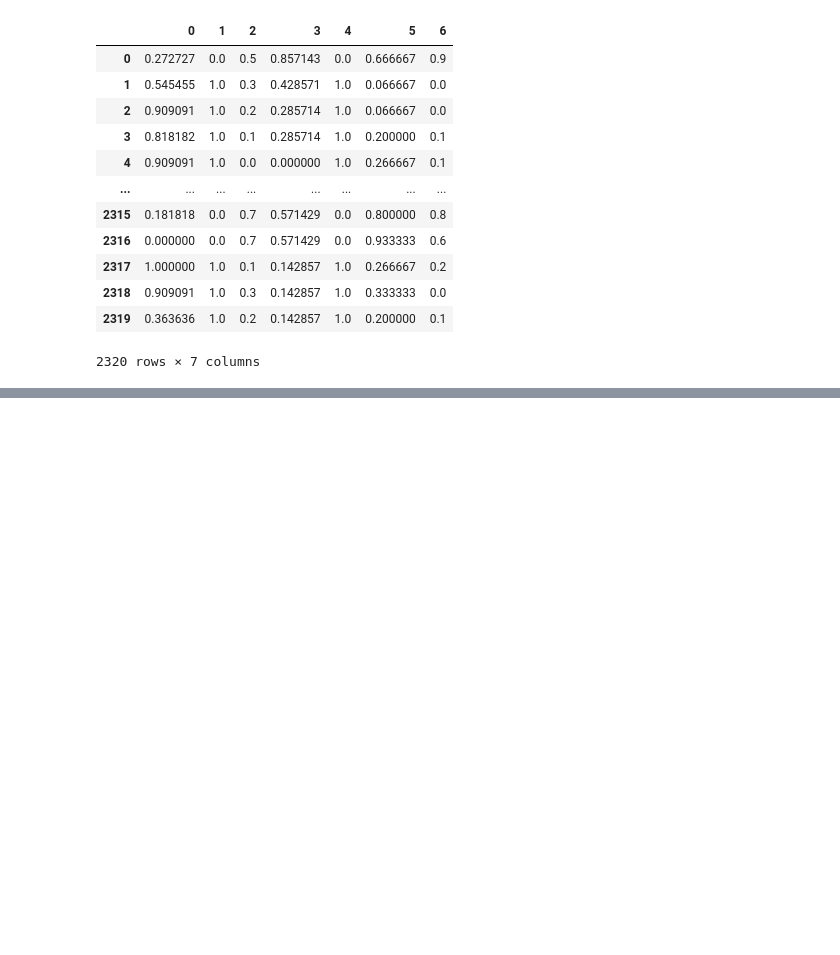
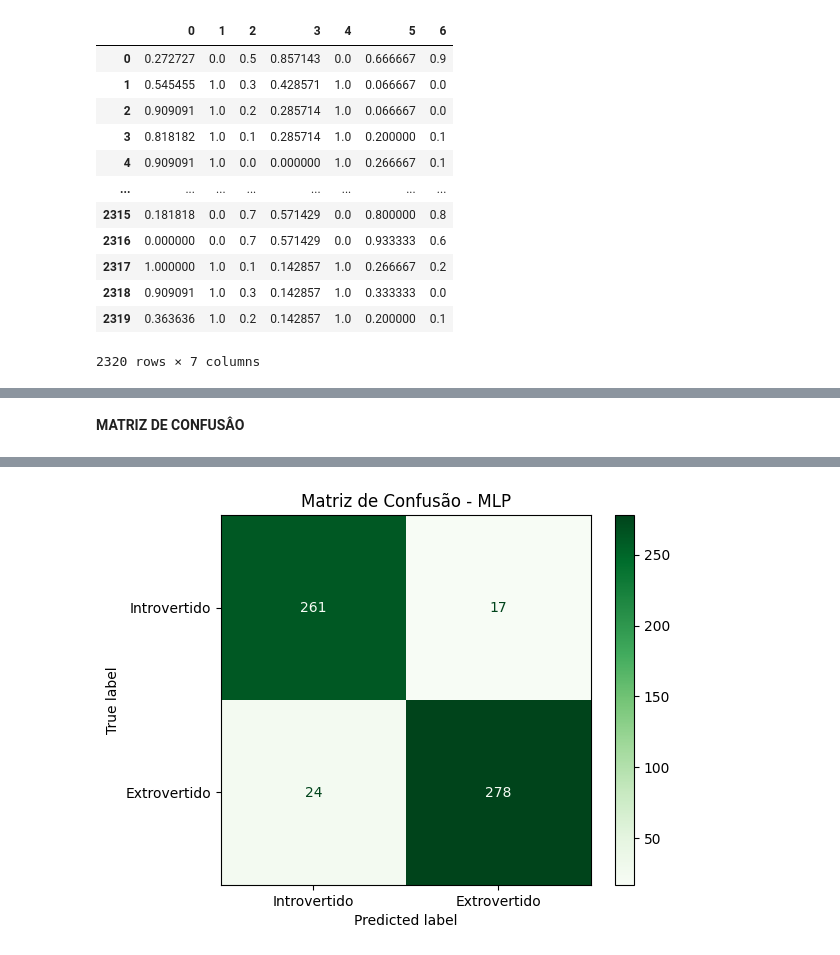
Before and after one commit to solovee/Extrovert-or-Introvert, a Jupyter notebook: extrovertidoXintrovertido.ipynb, the cells around one changed output, grey strips where cells are left out. Drawn from its saved outputs; the diff is of its cells as text; code cells hidden in the pictures; blank space fills up the shorter version.

```diff
--- a/extrovertidoXintrovertido.ipynb
+++ b/extrovertidoXintrovertido.ipynb
@@ -42,7 +33,5 @@ for col in df1.columns:
 # %%
 df_one_hot = df1.copy()
-# %%
-df_one_hot = pd.get_dummies(df1,columns=one_hot)
 # %%
 df_one_hot.dropna(inplace=True)
 # %%
@@ -145,2 +97,0 @@ model.compile(optimizer=tf.keras.optimizers.Adam(learning_rate=0.001), loss='bin
-# %%
-model.fit(X_treino, y_treino, epochs=20, batch_size=32)
@@ -172,0 +102,26 @@ model.save('model.keras')
+# %%
+model = tf.keras.Sequential([
+    tf.keras.layers.Dense(64, activation='relu'),
+    tf.keras.layers.Dense(32, activation='relu'),
+    tf.keras.layers.Dense(16, activation='relu'),
+    tf.keras.layers.Dense(1, activation='sigmoid')
+])
+
+model.compile(optimizer=tf.keras.optimizers.Adam(learning_rate=0.001), loss='binary_crossentropy', metrics=['accuracy'])
+model.fit(X_treino, y_treino, epochs=30, batch_size=16, verbose=0)
+loss_mlp, accuracy_mlp = model.evaluate(X_teste, y_teste, verbose=0)
+y_pred_proba_mlp = model.predict(X_teste)
+y_pred_mlp = (y_pred_proba_mlp > 0.5).astype(int)
+
+precision_mlp = precision_score(y_teste, y_pred_mlp)
+recall_mlp = recall_score(y_teste, y_pred_mlp)
+f1_mlp = f1_score(y_teste, y_pred_mlp)
+roc_auc_mlp = roc_auc_score(y_teste, y_pred_proba_mlp)
+
+print(f"MLP - Acurácia: {accuracy_mlp:.4f}")
+print(f"MLP - Perda (Loss): {loss_mlp:.4f}")
+print(f"MLP - Precisão: {precision_mlp:.4f}")
+print(f"MLP - Recall: {recall_mlp:.4f}")
+print(f"MLP - F1-Score: {f1_mlp:.4f}")
+print(f"MLP - AUC-ROC: {roc_auc_mlp:.4f}")
+model.save('model.keras')
@@ -172,0 +190,11 @@ model.save('model.keras')
+# %% [markdown]
+**MATRIZ DE CONFUSÂO**
+# %%
+y_pred_proba_mlp = model.predict(X_teste)
+y_pred_mlp = (y_pred_proba_mlp > 0.5).astype(int)
+cm_mlp = confusion_matrix(y_teste, y_pred_mlp)
+disp_mlp = ConfusionMatrixDisplay(confusion_matrix=cm_mlp, display_labels=["Introvertido", "Extrovertido"])
+disp_mlp.plot(cmap=plt.cm.Greens)
+plt.title('Matriz de Confusão - MLP')
+plt.show()
+# %% [output]
@@ -172,0 +202 @@ model.save('model.keras')
+[figure, added]
```
Also changed, not shown: parts of 24 cells of this notebook, 4 other files.
